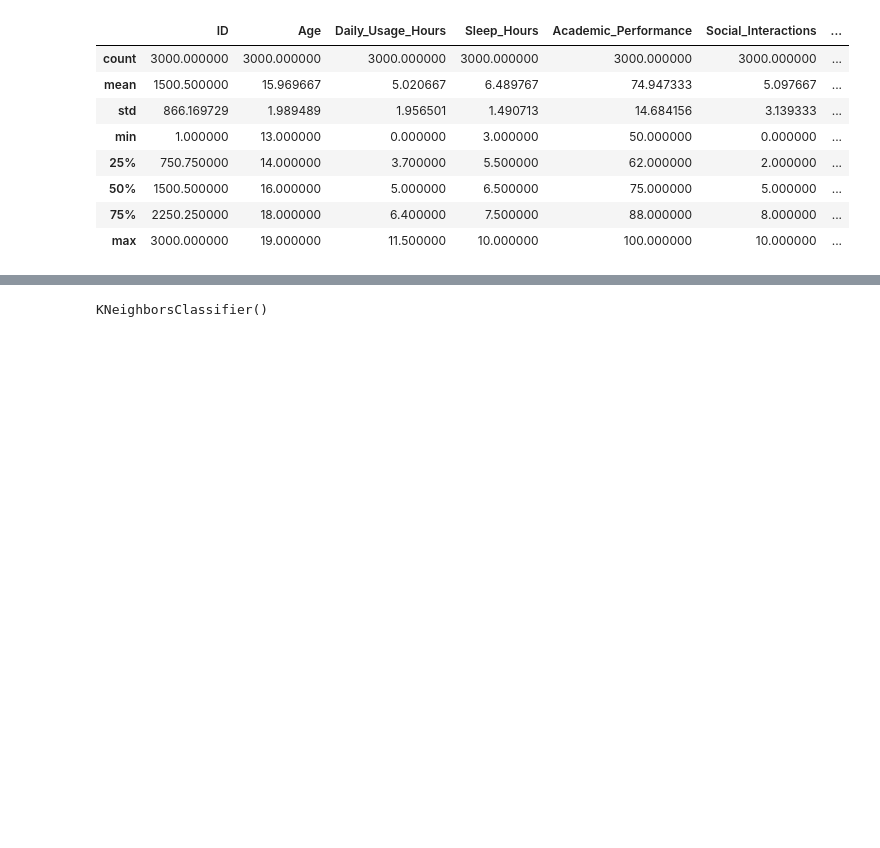
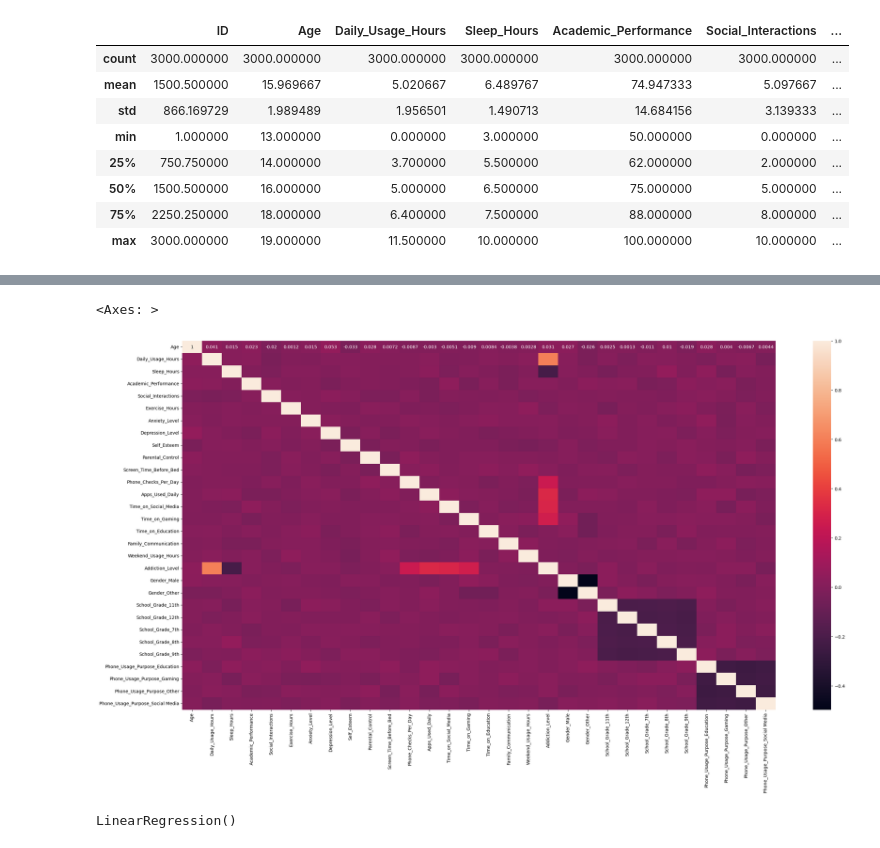
Before and after one commit to sagarbobade336/Machine-learning, a Jupyter notebook: teen_phone_addiction_model.ipynb, the cells around one changed output, grey strips where cells are left out. Saved outputs shown, nothing was run; the diff lists cells and outputs as text; code cells hidden in the pictures; blank space fills up the shorter version.

```diff
--- a/teen_phone_addiction_model.ipynb
+++ b/teen_phone_addiction_model.ipynb
@@ -84,7 +77,8 @@ df.head(5)
 # %%
-x= df[['Age','Daily_Usage_Hours', 'Sleep_Hours', 'Academic_Performance',
+new_df = df[['Age', 'Gender', 'School_Grade',
+       'Daily_Usage_Hours', 'Sleep_Hours', 'Academic_Performance',
        'Social_Interactions', 'Exercise_Hours', 'Anxiety_Level',
        'Depression_Level', 'Self_Esteem', 'Parental_Control',
        'Screen_Time_Before_Bed', 'Phone_Checks_Per_Day', 'Apps_Used_Daily',
        'Time_on_Social_Media', 'Time_on_Gaming', 'Time_on_Education',
-        'Family_Communication', 'Weekend_Usage_Hours']]
+       'Phone_Usage_Purpose', 'Family_Communication', 'Weekend_Usage_Hours','Addiction_Level']]
@@ -110,0 +101,2 @@ from sklearn.metrics import accuracy_score
+# %%
+df_cleaned = pd.get_dummies(new_df,drop_first=True)
@@ -110,0 +151,6 @@ from sklearn.metrics import accuracy_score
+# %%
+plt.figure(figsize=(30,15))
+sns.heatmap(df_cleaned.corr(),annot=True)
+# %% [output]
+<Axes: >
+[figure, added]
@@ -115,4 +164,4 @@ knn_model = KNeighborsClassifier()
 # %%
-knn_model.fit(x_train,y_train)
+model.fit(x_train,y_train)
 # %% [output]
-KNeighborsClassifier()
+LinearRegression()
```
Also changed, not shown: parts of 32 cells of this notebook.
